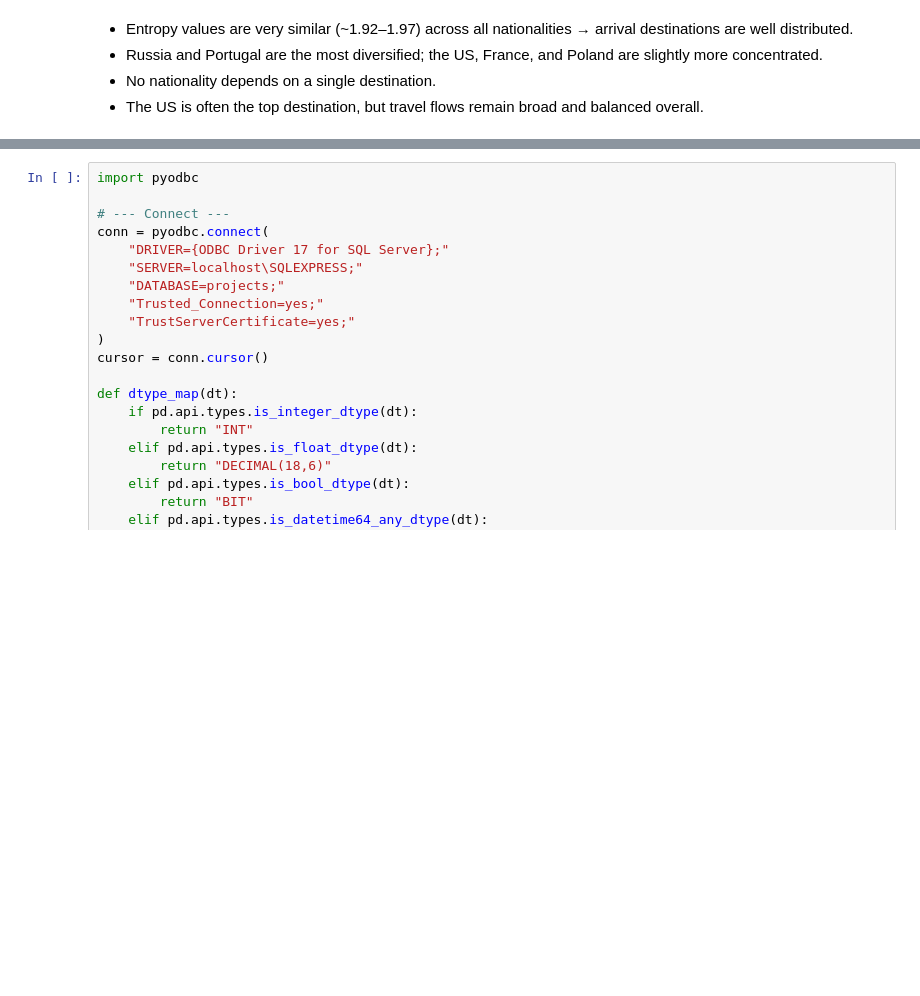
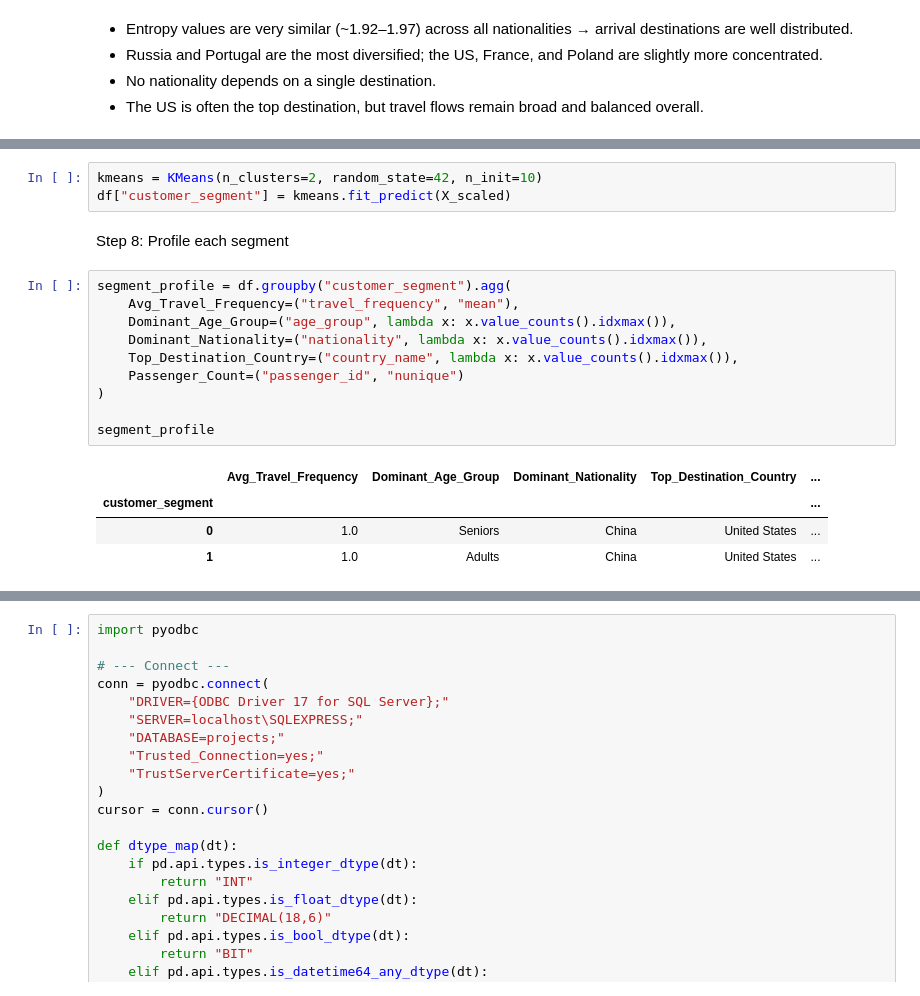
Before and after one commit to trangntp37/Airline_Analysis, a Jupyter notebook: 2.data_cleaning_process.ipynb, the cells around one changed output, grey strips where cells are left out. Drawn from its saved outputs; the diff is of its cells as text; blank space fills up the shorter version.

```diff
--- a/2.data_cleaning_process.ipynb
+++ b/2.data_cleaning_process.ipynb
@@ -636,0 +732,20 @@ dtype: float64
+# %%
+kmeans = KMeans(n_clusters=2, random_state=42, n_init=10)
+df["customer_segment"] = kmeans.fit_predict(X_scaled)
+# %% [markdown]
+Step 8: Profile each segment
+# %%
+segment_profile = df.groupby("customer_segment").agg(
+    Avg_Travel_Frequency=("travel_frequency", "mean"),
+    Dominant_Age_Group=("age_group", lambda x: x.value_counts().idxmax()),
+    Dominant_Nationality=("nationality", lambda x: x.value_counts().idxmax()),
+    Top_Destination_Country=("country_name", lambda x: x.value_counts().idxmax()),
+    Passenger_Count=("passenger_id", "nunique")
+)
+
+segment_profile
+# %% [output]
+|  | Avg_Travel_Frequency | Dominant_Age_Group | Dominant_Nationality | Top_Destination_Country | ... |
+| customer_segment |  |  |  |  | ... |
+| 0 | 1.0 | Seniors | China | United States | ... |
+| 1 | 1.0 | Adults | China | United States | ... |
```
Also changed, not shown: parts of 30 cells of this notebook, 11 other files.
